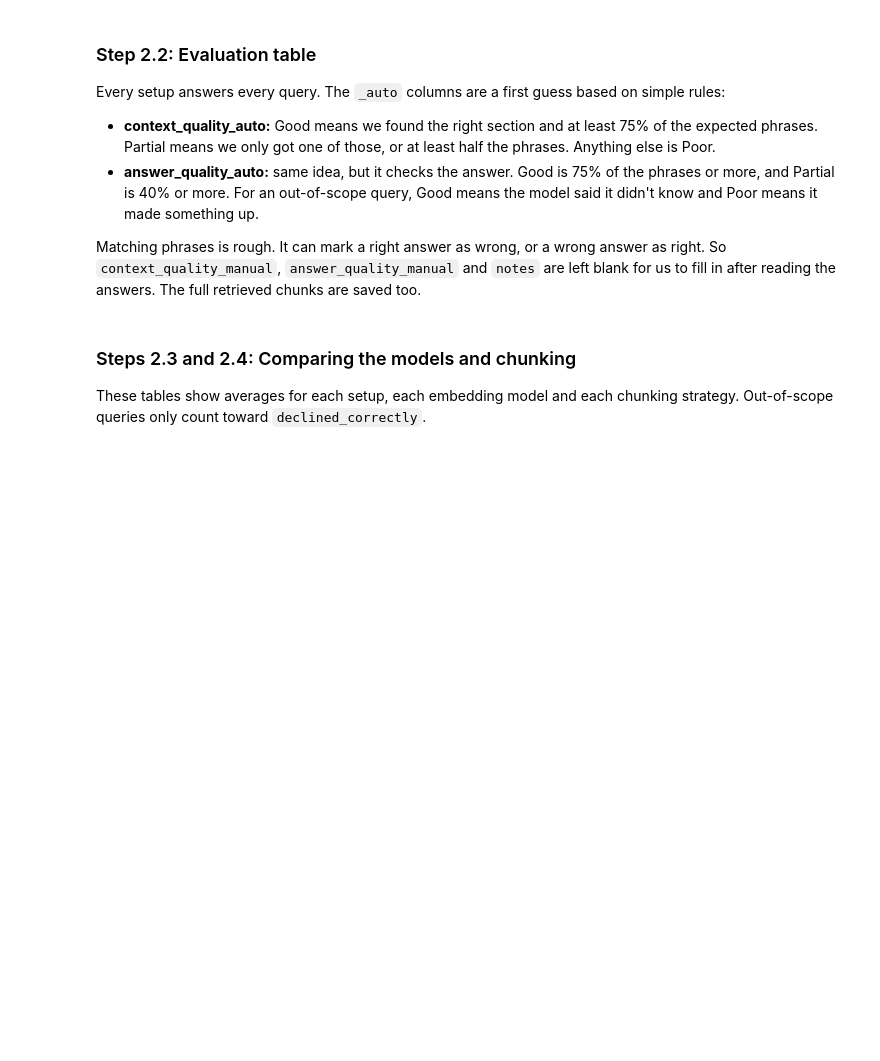
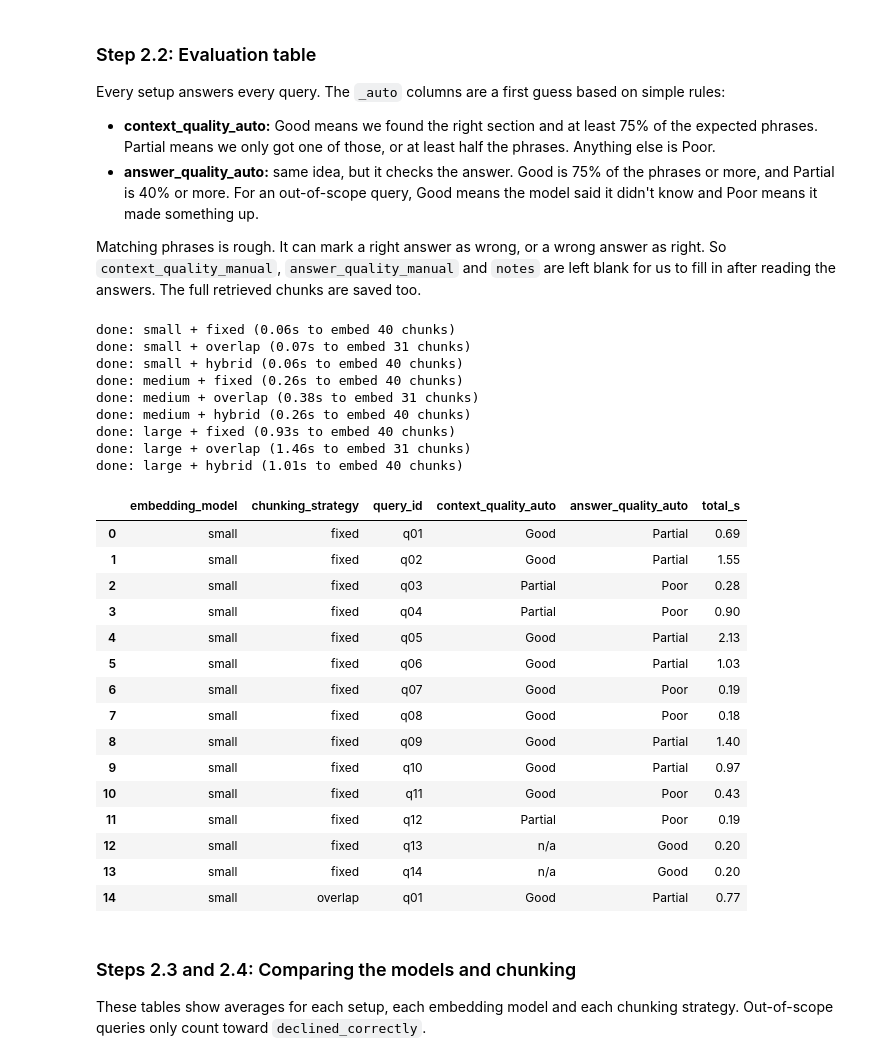
Before and after one commit to S1attaro/15_DataPact, a Jupyter notebook: rag_system/rag_system.ipynb, the cells around one changed output. Saved outputs shown, nothing was run; the diff lists cells and outputs as text; code cells hidden in the pictures; blank space fills up the shorter version.

```diff
--- a/rag_system/rag_system.ipynb
+++ b/rag_system/rag_system.ipynb
@@ -413,7 +484,7 @@ def phrase_recall(text, phrases):
 
 
 def is_gold(hit, query):
-    return hit["doc"] == query.get("expected_doc") and hit["section"] == query.get("expected_section")
+    return hit["doc"] == query.get("expected_doc") and query.get("expected_section") in hit["sections"]
 
 
 def score_retrieval(query, hits):
@@ -458,33 +529,59 @@ def run_query(index, query, k=TOP_K, system_prompt=SYSTEM_PROMPT):
 
 indexes = {}
 rows, chunk_rows, index_rows = [], [], []
 for size in EMBEDDING_MODELS:
     for strategy, chunks in chunk_sets.items():
         index = VectorIndex(embedders[size], chunks)
         indexes[(size, strategy)] = index
         index_rows.append({"embedding_model": size, "chunking_strategy": strategy, "chunks": len(chunks),
                            "dimensions": index.matrix.shape[1],
                            "vectors_mb": round(index.matrix.nbytes / 1e6, 3),
                            "build_seconds": round(index.build_seconds, 3)})
         for query in queries:
             row, hits = run_query(index, query)
             rows.append({"embedding_model": size, "chunking_strategy": strategy, **row,
                          "retrieved_chunks": "\n---\n".join(
                              f"[{h['rank']}] ({h['score']:.3f}) {h['doc']} > {h['section']}: {h['text']}"
                              for h in hits),
                          "context_quality_manual": "", "answer_quality_manual": "", "notes": ""})
             chunk_rows += [{"embedding_model": size, "chunking_strategy": strategy,
                             "query_id": query["id"], "rank": h["rank"], "score": round(h["score"], 4),
                             "doc": h["doc"], "section": h["section"], "is_expected": is_gold(h, query),
                             "chunk_text": h["text"]} for h in hits]
         print(f"done: {size} + {strategy} ({index.build_seconds:.2f}s to embed {len(chunks)} chunks)")
 
 evaluation = pd.DataFrame(rows)
 evaluation.to_csv(OUT_DIR / "evaluation_table.csv", index=False)
 pd.DataFrame(chunk_rows).to_csv(OUT_DIR / "retrieved_chunks.csv", index=False)
 pd.DataFrame(index_rows).to_csv(OUT_DIR / "index_stats.csv", index=False)
 evaluation[["embedding_model", "chunking_strategy", "query_id", "context_quality_auto",
             "answer_quality_auto", "total_s"]].head(15)
+# %% [output]
+done: small + fixed (0.06s to embed 40 chunks)
+done: small + overlap (0.07s to embed 31 chunks)
+done: small + hybrid (0.06s to embed 40 chunks)
+done: medium + fixed (0.26s to embed 40 chunks)
+done: medium + overlap (0.38s to embed 31 chunks)
+done: medium + hybrid (0.26s to embed 40 chunks)
+done: large + fixed (0.93s to embed 40 chunks)
+done: large + overlap (1.46s to embed 31 chunks)
+done: large + hybrid (1.01s to embed 40 chunks)
+|  | embedding_model | chunking_strategy | query_id | context_quality_auto | answer_quality_auto | total_s |
+| 0 | small | fixed | q01 | Good | Partial | 0.69 |
+| 1 | small | fixed | q02 | Good | Partial | 1.55 |
+| 2 | small | fixed | q03 | Partial | Poor | 0.28 |
+| 3 | small | fixed | q04 | Partial | Poor | 0.90 |
+| 4 | small | fixed | q05 | Good | Partial | 2.13 |
+| 5 | small | fixed | q06 | Good | Partial | 1.03 |
+| 6 | small | fixed | q07 | Good | Poor | 0.19 |
+| 7 | small | fixed | q08 | Good | Poor | 0.18 |
+| 8 | small | fixed | q09 | Good | Partial | 1.40 |
+| 9 | small | fixed | q10 | Good | Partial | 0.97 |
+| 10 | small | fixed | q11 | Good | Poor | 0.43 |
+| 11 | small | fixed | q12 | Partial | Poor | 0.19 |
+| 12 | small | fixed | q13 | n/a | Good | 0.20 |
+| 13 | small | fixed | q14 | n/a | Good | 0.20 |
+| 14 | small | overlap | q01 | Good | Partial | 0.77 |
 # %% [markdown]
 ### Steps 2.3 and 2.4: Comparing the models and chunking
 
```
Also changed, not shown: parts of 15 cells of this notebook, 12 other files.
